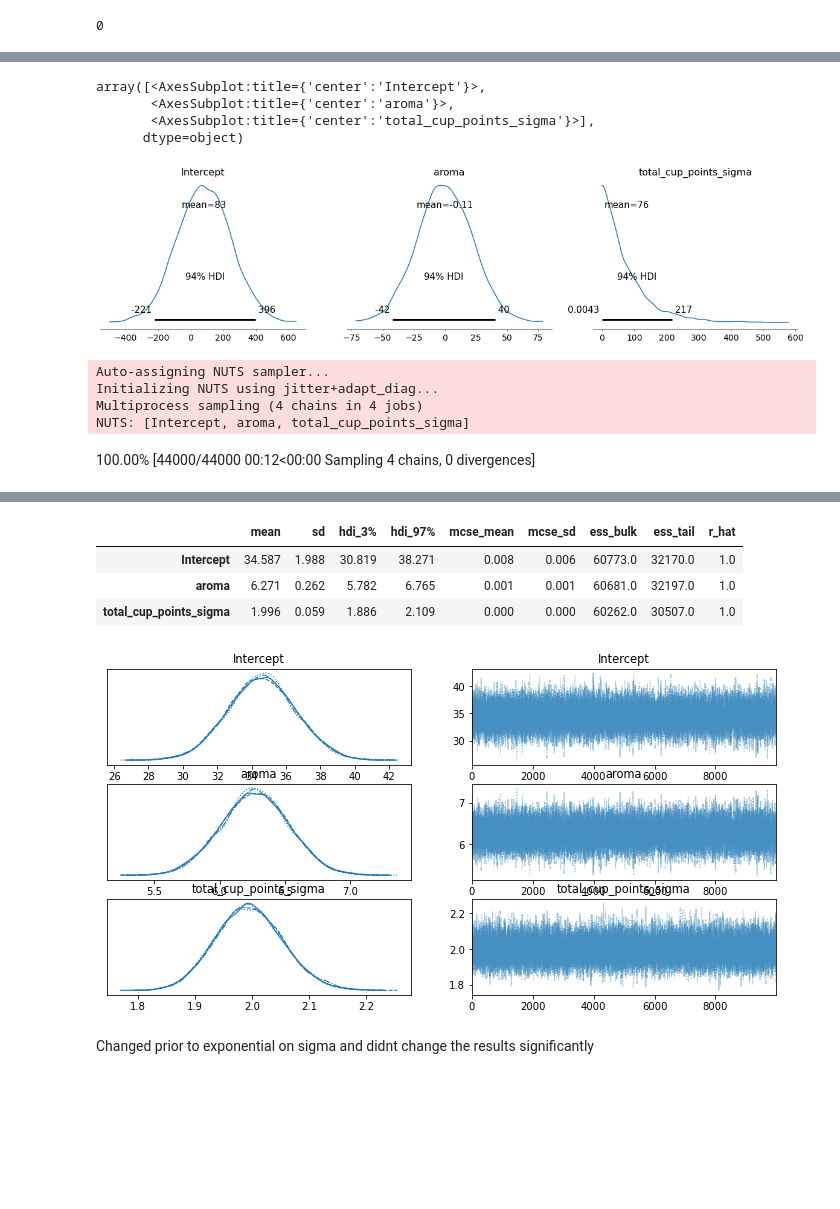
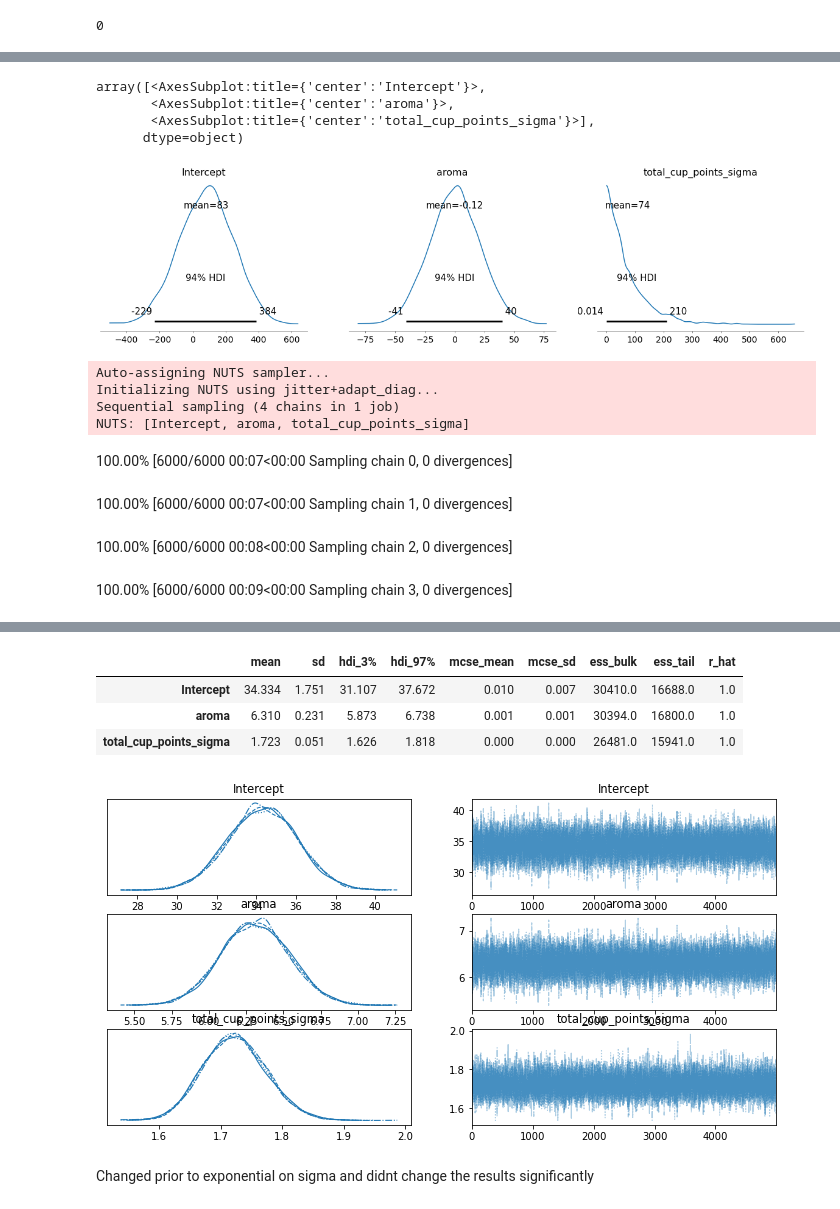
Before and after one commit to DrEntropy/BayesRulesWork, a Jupyter notebook: Chapter10.ipynb, the cells around one changed output, grey strips where cells are left out. Cells and saved outputs as stored; diff of their text form; code cells hidden in the pictures; blank space fills up the shorter version.

```diff
--- a/Chapter10.ipynb
+++ b/Chapter10.ipynb
@@ -84,21 +86,24 @@ Priors:
   Auxiliary parameters
     sigma ~ Exponential(lam: 0.0133)
 # %%
-model2.build()
+
 model2.plot_priors()
 # %% [output]
 array([<AxesSubplot:title={'center':'Intercept'}>,
        <AxesSubplot:title={'center':'aroma'}>,
        <AxesSubplot:title={'center':'total_cup_points_sigma'}>],
       dtype=object)
-[figure, old version]
+[figure, new version]
 # %%
-results2 = model2.fit(draws=10000, chains=4)
+results2 = model2.fit(draws=5000, chains=4, cores=1)  # some bug on windows, wont work multicore.
 az.plot_trace(results2)
 az.summary(results2)
 # %% [output]
 Auto-assigning NUTS sampler...
 Initializing NUTS using jitter+adapt_diag...
-Multiprocess sampling (4 chains in 4 jobs)
+Sequential sampling (4 chains in 1 job)
 NUTS: [Intercept, aroma, total_cup_points_sigma]
-100.00% [44000/44000 00:12<00:00 Sampling 4 chains, 0 divergences]
+100.00% [6000/6000 00:07<00:00 Sampling chain 0, 0 divergences]
+100.00% [6000/6000 00:07<00:00 Sampling chain 1, 0 divergences]
+100.00% [6000/6000 00:08<00:00 Sampling chain 2, 0 divergences]
+100.00% [6000/6000 00:09<00:00 Sampling chain 3, 0 divergences]
@@ -106,8 +111,8 @@ Sampling 4 chains for 1_000 tune and 10_000 draw iterations (4_000 + 40_000 draw
 |  | mean | sd | hdi_3% | hdi_97% | mcse_mean | mcse_sd | ess_bulk | ess_tail | r_hat |
-| Intercept | 34.587 | 1.988 | 30.819 | 38.271 | 0.008 | 0.006 | 60773.0 | 32170.0 | 1.0 |
-| aroma | 6.271 | 0.262 | 5.782 | 6.765 | 0.001 | 0.001 | 60681.0 | 32197.0 | 1.0 |
-| total_cup_points_sigma | 1.996 | 0.059 | 1.886 | 2.109 | 0.000 | 0.000 | 60262.0 | 30507.0 | 1.0 |
+| Intercept | 34.334 | 1.751 | 31.107 | 37.672 | 0.010 | 0.007 | 30410.0 | 16688.0 | 1.0 |
+| aroma | 6.310 | 0.231 | 5.873 | 6.738 | 0.001 | 0.001 | 30394.0 | 16800.0 | 1.0 |
+| total_cup_points_sigma | 1.723 | 0.051 | 1.626 | 1.818 | 0.000 | 0.000 | 26481.0 | 15941.0 | 1.0 |
-[figure, old version]
+[figure, new version]
 # %% [markdown]
 Changed prior to exponential on sigma and didnt change the results significantly
 # %% [markdown]
```
Also changed, not shown: parts of 19 cells of this notebook.
